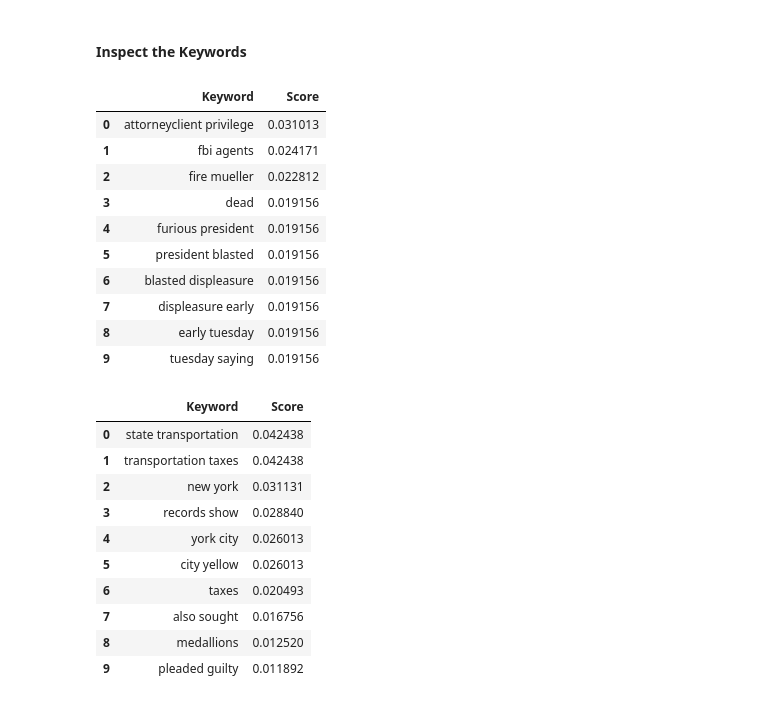
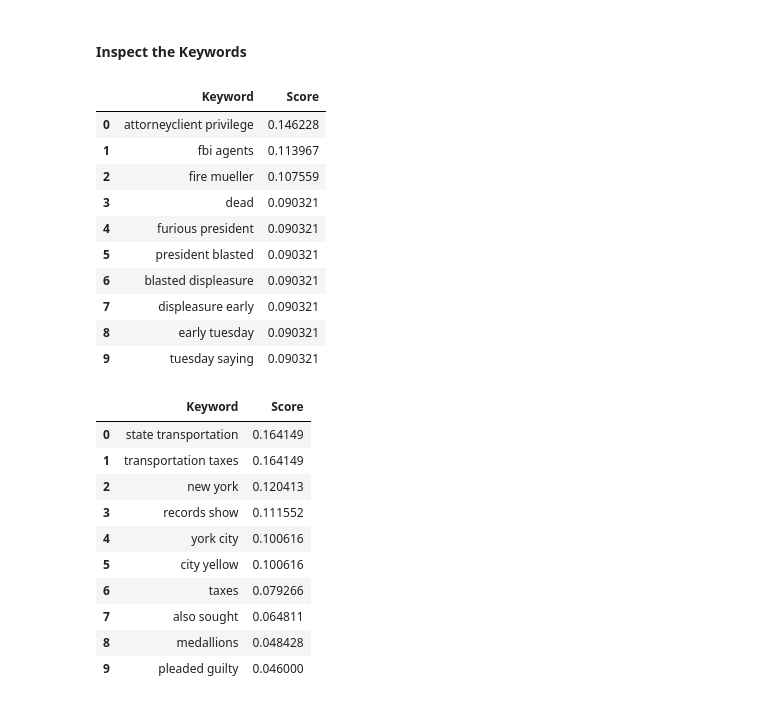
Before and after one commit to LukasEder1/CKE-package, a Jupyter notebook: demo/CKE-demo.ipynb, the cells around one changed output. Cells and saved outputs as stored; diff of their text form; code cells hidden in the pictures.

```diff
--- a/demo/CKE-demo.ipynb
+++ b/demo/CKE-demo.ipynb
@@ -269,48 +269,50 @@ num_splits = 1
 max_ngram = 2
 
 
-combined_kws, former_kws, latter_kws = extract_contrastive_keywords(versioned_document,
-                                                      max_ngram=max_ngram, # Maximum n-gram size of Keywords
-                                                      min_ngram=1,
-                                                      extra_stopwords=stopwords, # Remove english Stopwords ([] = do not consider any stopwords)
-                                                      importance_estimator= text_rank_importance,  # alt: yake_weighted_importance
-                                                      match_sentences=match_sentences_semantic_search, # alt: match_sentences_tfidf_weighted
-                                                      threshold=threshold, # Matching Threshold
-                                                      symbols_to_remove=string.punctuation, # Remove certain Symbols
-                                                      matching_model=model, # Matching Model: Only relevant for Semantic Search
-                                                      top_k=num_splits, # Max Number of Sentences a Sentence can possibly split into
-                                                      )
+combined_kws, former_kws, latter_kws = extract_contrastive_keywords(versioned_document[0],
+                                                                    versioned_document[1],
+                                                                    max_ngram=max_ngram, # Maximum n-gram size of Keywords
+                                                                    min_ngram=1,
+                                                                    extra_stopwords=stopwords, # Remove english Stopwords ([] = do not consider any stopwords)
+                                                                    importance_estimator= text_rank_importance,  # alt: yake_weighted_importance
+                                                                    match_sentences=match_sentences_semantic_search, # alt: match_sentences_tfidf_weighted
+                                                                    threshold=threshold, # Matching Threshold
+                                                                    symbols_to_remove=string.punctuation, # Remove certain Symbols
+                                                                    matching_model=model, # Matching Model: Only relevant for Semantic Search
+                                                                    num_splits=num_splits, # Max Number of Sentences a Sentence can possibly split into
+                                                                    num_keywords=10
+                                                                    )
 # %% [markdown]
 #### Inspect the Keywords
 # %%
-def display_keywords(keywords, k=10):
-  display(pd.DataFrame({"Keyword": keywords.keys(), "Score": keywords.values()}).head(k))
+def display_keywords(keywords):
+  display(pd.DataFrame({"Keyword": keywords.keys(), "Score": keywords.values()}))
 # %%
-display_keywords(former_kws, k=10)
+display_keywords(former_kws)
 # %% [output]
 |  | Keyword | Score |
-| 0 | attorneyclient privilege | 0.031013 |
-| 1 | fbi agents | 0.024171 |
-| 2 | fire mueller | 0.022812 |
-| 3 | dead | 0.019156 |
-| 4 | furious president | 0.019156 |
-| 5 | president blasted | 0.019156 |
-| 6 | blasted displeasure | 0.019156 |
-| 7 | displeasure early | 0.019156 |
-| 8 | early tuesday | 0.019156 |
-| 9 | tuesday saying | 0.019156 |
+| 0 | attorneyclient privilege | 0.146228 |
+| 1 | fbi agents | 0.113967 |
+| 2 | fire mueller | 0.107559 |
+| 3 | dead | 0.090321 |
+| 4 | furious president | 0.090321 |
+| 5 | president blasted | 0.090321 |
+| 6 | blasted displeasure | 0.090321 |
+| 7 | displeasure early | 0.090321 |
+| 8 | early tuesday | 0.090321 |
+| 9 | tuesday saying | 0.090321 |
 # %%
-display_keywords(latter_kws, k=10)
+display_keywords(latter_kws)
 # %% [output]
 |  | Keyword | Score |
-| 0 | state transportation | 0.042438 |
-| 1 | transportation taxes | 0.042438 |
-| 2 | new york | 0.031131 |
-| 3 | records show | 0.028840 |
-| 4 | york city | 0.026013 |
-| 5 | city yellow | 0.026013 |
-| 6 | taxes | 0.020493 |
-| 7 | also sought | 0.016756 |
-| 8 | medallions | 0.012520 |
-| 9 | pleaded guilty | 0.011892 |
+| 0 | state transportation | 0.164149 |
+| 1 | transportation taxes | 0.164149 |
+| 2 | new york | 0.120413 |
+| 3 | records show | 0.111552 |
+| 4 | york city | 0.100616 |
+| 5 | city yellow | 0.100616 |
+| 6 | taxes | 0.079266 |
+| 7 | also sought | 0.064811 |
+| 8 | medallions | 0.048428 |
+| 9 | pleaded guilty | 0.046000 |
 # %%
```
Also changed, not shown: parts of 4 cells of this notebook.
